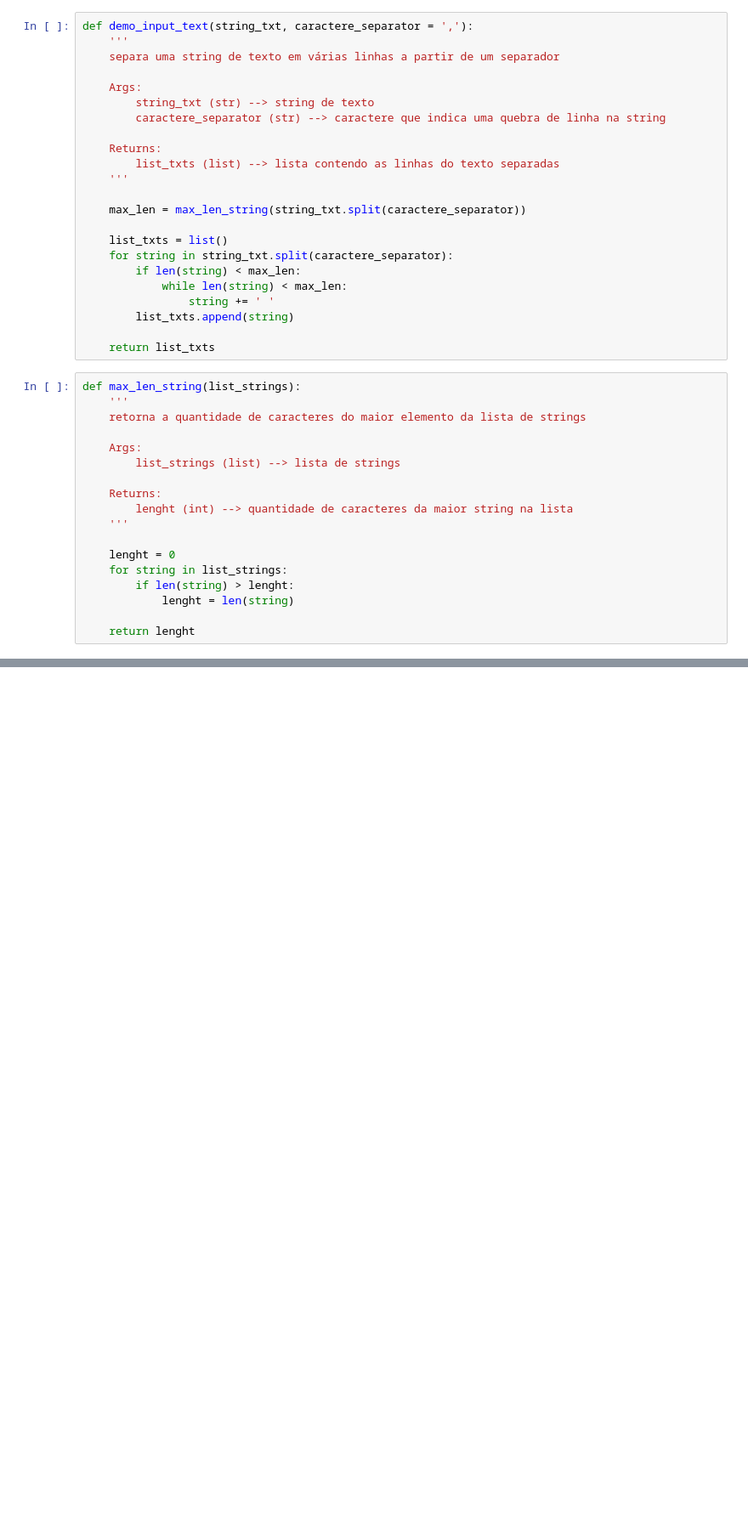
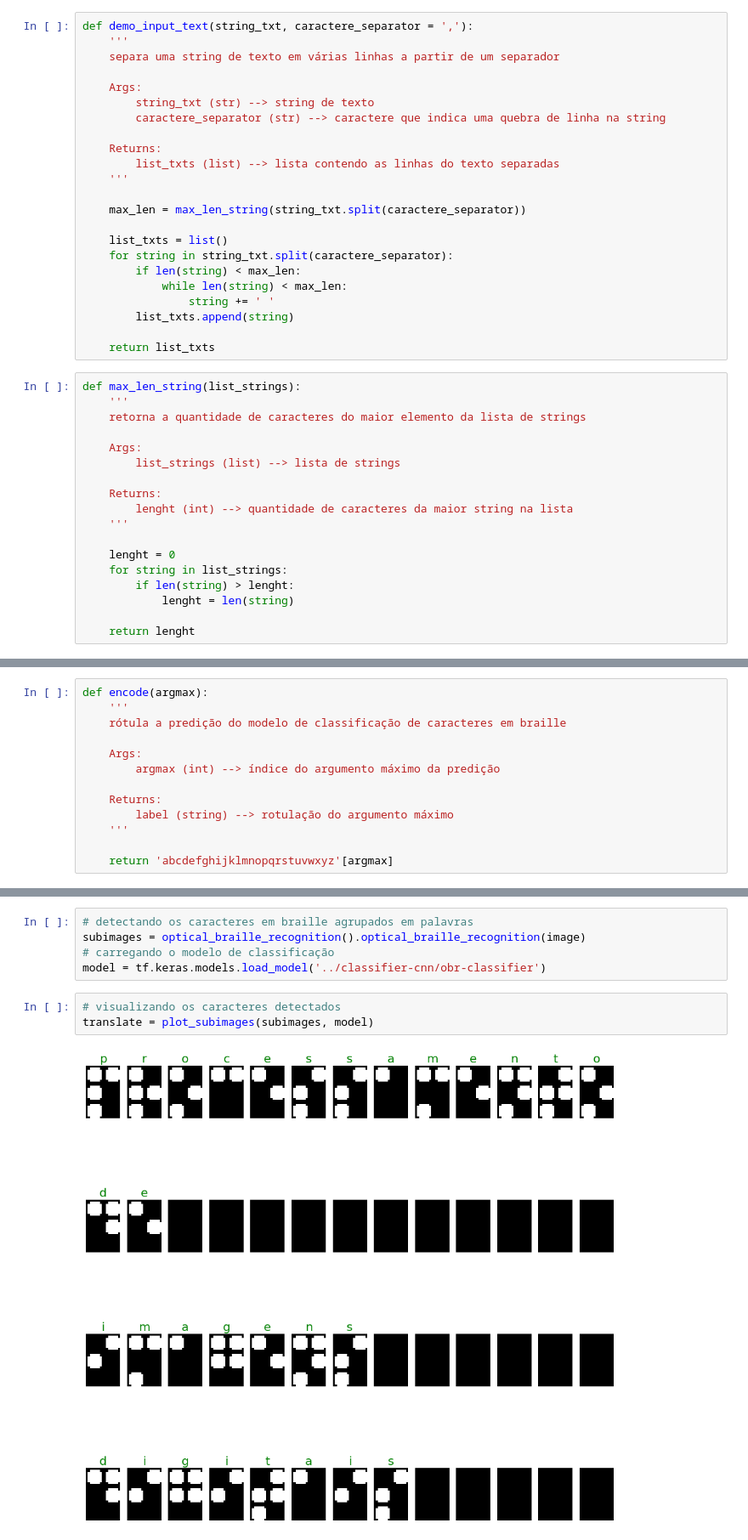
Before and after one commit to code-coffee-ufcg/braillingo-backend, a Jupyter notebook: braillingo-demo/demo_code.ipynb, the cells around one changed output, grey strips where cells are left out. Shown at 85% size. Saved outputs shown, nothing was run; the diff lists cells and outputs as text; blank space fills up the shorter version.

```diff
--- a/braillingo-demo/demo_code.ipynb
+++ b/braillingo-demo/demo_code.ipynb
@@ -123,0 +159,13 @@ plt.savefig('del.png')
+# %%
+def encode(argmax):
+    '''
+    rótula a predição do modelo de classificação de caracteres em braille
+
+    Args:
+        argmax (int) --> índice do argumento máximo da predição
+
+    Returns:
+        label (string) --> rotulação do argumento máximo
+    '''
+
+    return 'abcdefghijklmnopqrstuvwxyz'[argmax]
@@ -123,0 +220,10 @@ plt.savefig('del.png')
+# %%
+# detectando os caracteres em braille agrupados em palavras
+subimages = optical_braille_recognition().optical_braille_recognition(image)
+# carregando o modelo de classificação
+model = tf.keras.models.load_model('../classifier-cnn/obr-classifier')
+# %%
+# visualizando os caracteres detectados
+translate = plot_subimages(subimages, model)
+# %% [output]
+[figure, added]
```
Also changed, not shown: parts of 15 cells of this notebook, 2 other files.
